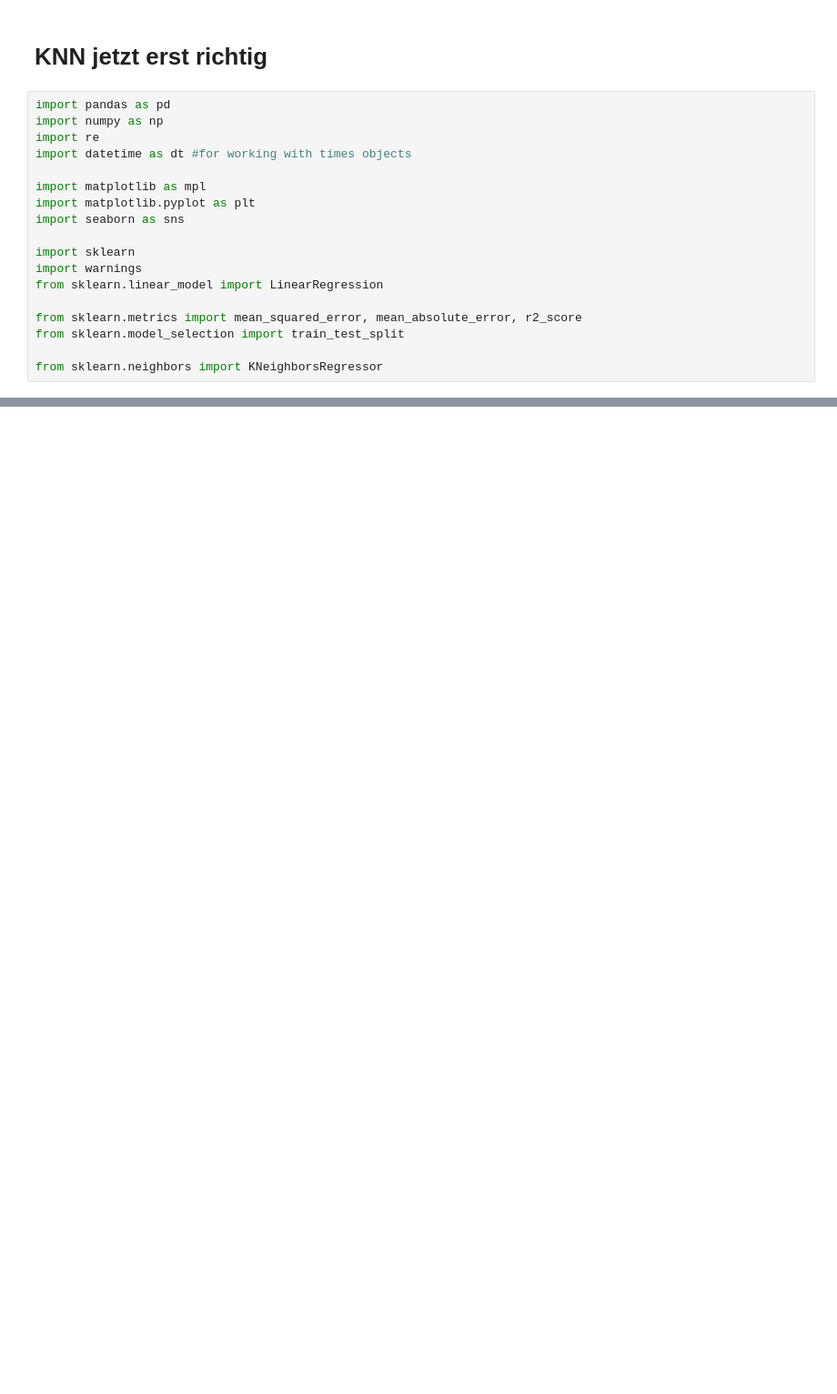
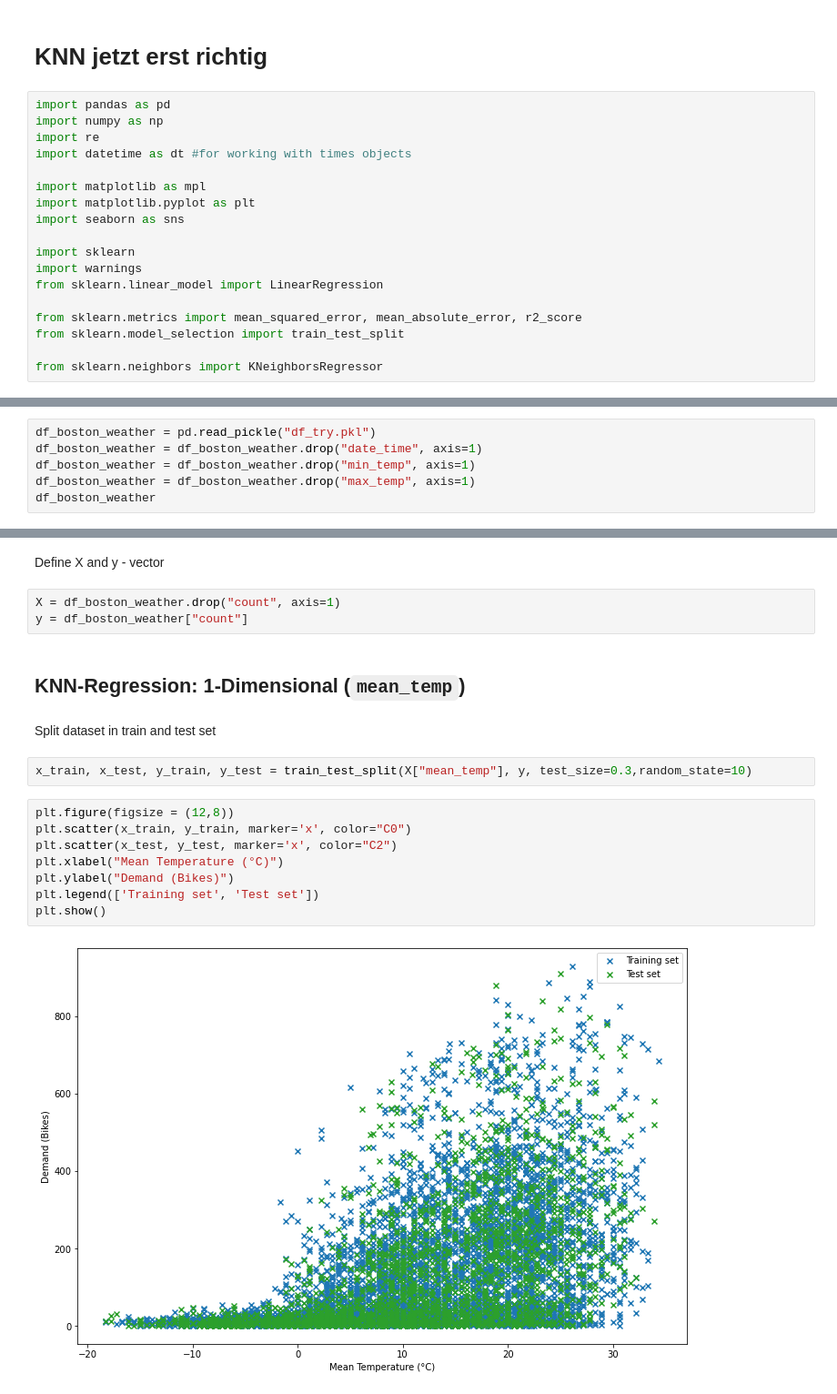
Before and after one commit to kond254/DSML-colasechs, a Jupyter notebook: KNN_correctissimo.ipynb, the cells around one changed output, grey strips where cells are left out. Shown: that part at 91% size. Drawn from its saved outputs; the diff is of its cells as text; blank space fills up the shorter version.

```diff
--- a/KNN_correctissimo.ipynb
+++ b/KNN_correctissimo.ipynb
@@ -37,0 +21,6 @@ df_boston_weather
+# %%
+df_boston_weather = pd.read_pickle("df_try.pkl")
+df_boston_weather = df_boston_weather.drop("date_time", axis=1)
+df_boston_weather = df_boston_weather.drop("min_temp", axis=1)
+df_boston_weather = df_boston_weather.drop("max_temp", axis=1)
+df_boston_weather
@@ -37,0 +41,21 @@ df_boston_weather
+# %% [markdown]
+Define X and y - vector
+# %%
+X = df_boston_weather.drop("count", axis=1)
+y = df_boston_weather["count"]
+# %% [markdown]
+## KNN-Regression: 1-Dimensional (`mean_temp`)
+# %% [markdown]
+Split dataset in train and test set
+# %%
+x_train, x_test, y_train, y_test = train_test_split(X["mean_temp"], y, test_size=0.3,random_state=10)
+# %%
+plt.figure(figsize = (12,8))
+plt.scatter(x_train, y_train, marker='x', color="C0")
+plt.scatter(x_test, y_test, marker='x', color="C2")
+plt.xlabel("Mean Temperature (°C)")
+plt.ylabel("Demand (Bikes)")
+plt.legend(['Training set', 'Test set'])
+plt.show()
+# %% [output]
+[figure, added]
```
Also changed, not shown: parts of 18 cells of this notebook.
